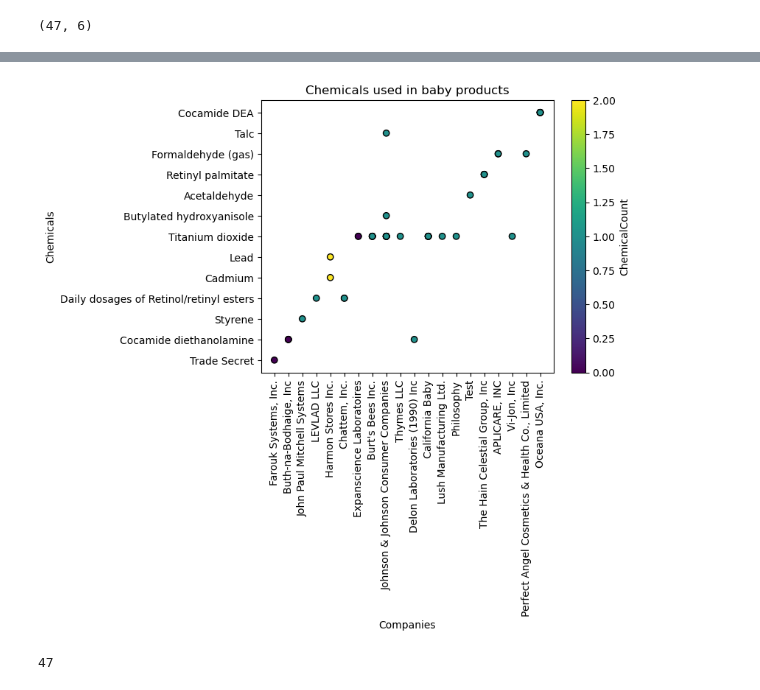
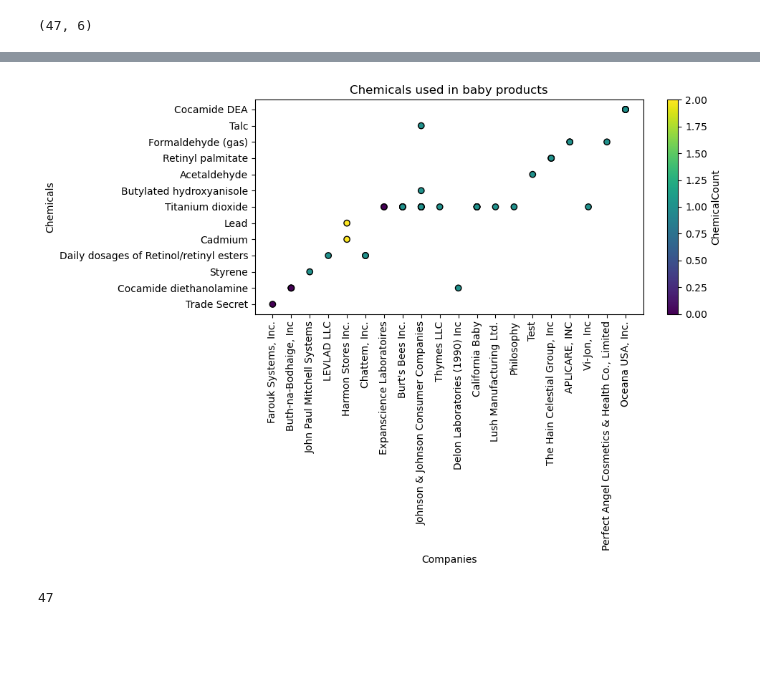
Before and after one commit to Nova8F/Project_1.0, a Jupyter notebook: MA_project1group1.ipynb, the cells around one changed output, grey strips where cells are left out. Cells and saved outputs as stored; diff of their text form; code cells hidden in the pictures; blank space fills up the shorter version.

```diff
--- a/MA_project1group1.ipynb
+++ b/MA_project1group1.ipynb
@@ -506,18 +565,20 @@ baby_products_df.head(90)
 | 112116 | Oceana USA, Inc. | Baby Products | Cocamide DEA | NaT | NaT | 1 |
 | 112117 | Oceana USA, Inc. | Baby Products | Cocamide DEA | NaT | NaT | 1 |
 # %%
+plt.figure(figsize=(10,7))
 plt.scatter(baby_products_df["CompanyName"], baby_products_df["ChemicalName"], c=baby_products_df["ChemicalCount"], facecolors="red", edgecolors="black")
 
 plt.xticks(rotation=90)
 plt.xlabel("Companies")
 plt.ylabel("Chemicals")
 plt.title("Chemicals used in baby products")
 clb = plt.colorbar()
 clb.set_label("ChemicalCount")
+plt.tight_layout()
 plt.savefig("MA graphs\MA_graphs4.png")
 plt.show()
 # %% [output]
-[figure, old version]
+[figure, new version]
 # %%
 number_of_baby_products = len(baby_products_df)
 number_of_baby_products
```
Also changed, not shown: parts of 13 cells of this notebook, 5 other files.
